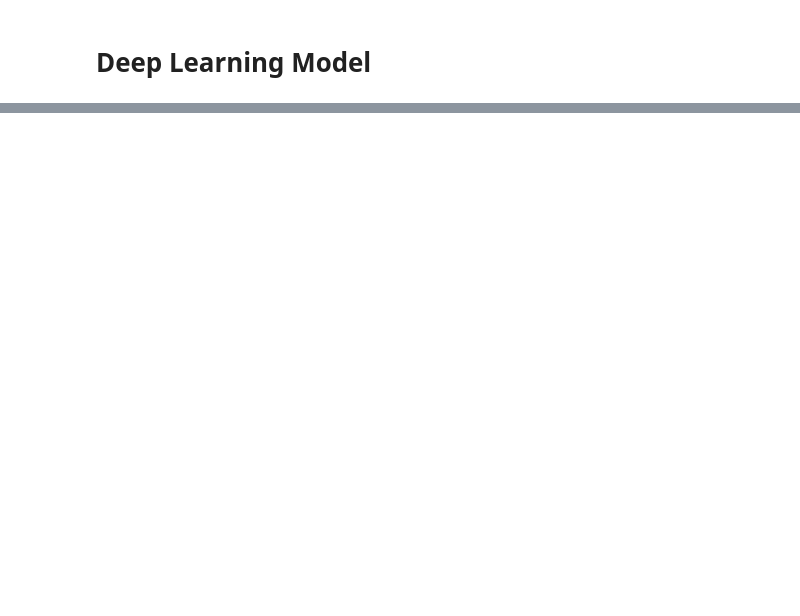
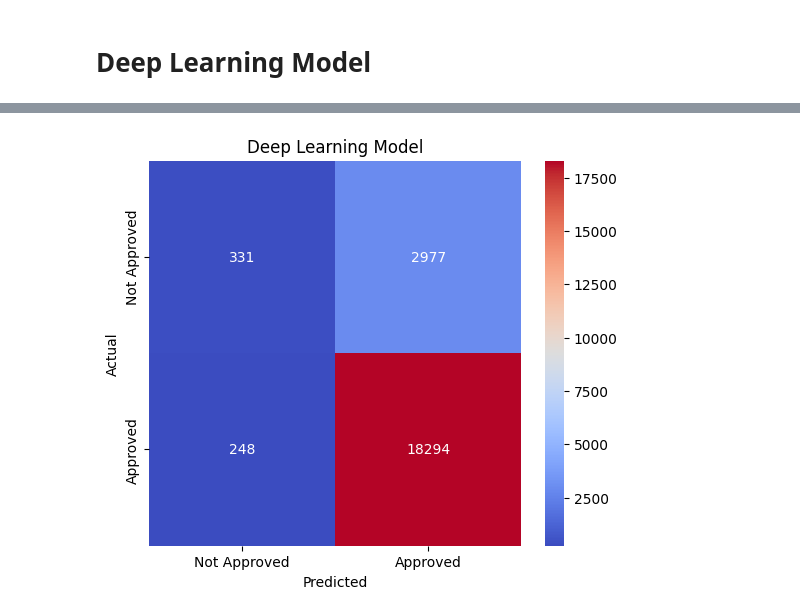
Before and after one commit to Rini43/Case_Study, a Jupyter notebook: Case_Study_NLP.ipynb, the cells around one changed output, grey strips where cells are left out. Saved outputs shown, nothing was run; the diff lists cells and outputs as text; code cells hidden in the pictures; blank space fills up the shorter version.

```diff
--- a/Case_Study_NLP.ipynb
+++ b/Case_Study_NLP.ipynb
@@ -473,5 +1027,2 @@ def tfidf_weighted_document(tokens, model, idf):
 # %% [markdown]
 # Word2Vec Embedding
-# %%
-word2vec_model = api.load("word2vec-google-news-300")
-print("Loaded Successfully")
@@ -1074,0 +1597,8 @@ plt.plot(history.history["accuracy"])
+# %%
+# Define Callbacks
+
+early_stop = EarlyStopping(monitor="val_loss",
+                           patience=5, restore_best_weights=True)
+
+reduce_lr = ReduceLROnPlateau(monitor="val_loss", factor=0.5,
+                              patience=2, verbose=1)
@@ -1074,0 +1623,13 @@ plt.plot(history.history["accuracy"])
+# %%
+# Train Deep Learning Model
+
+history = deep_model.fit(
+    [X_train_tfidf_dl, X_train_custom],
+    y_train,
+    validation_data=(
+        [X_test_tfidf_dl, X_test_custom],
+        y_test),
+    epochs=25,
+    batch_size=64,
+    callbacks=[early_stop, reduce_lr],
+    verbose=1)
@@ -1074,0 +1670,6 @@ plt.plot(history.history["accuracy"])
+# %%
+# Generate Prediction Probabilities
+y_probability = deep_model.predict([X_test_tfidf_dl, X_test_custom])
+
+# Convert probabilities to binary predictions
+y_prediction = (y_probability > 0.5).astype(int)
@@ -1074,0 +1729,17 @@ plt.plot(history.history["accuracy"])
+# %%
+# Confusion Matrix
+
+cm = confusion_matrix(y_test, y_prediction)
+
+plt.figure(figsize=(6,5))
+sns.heatmap(cm, annot=True,
+    fmt='d', cmap='coolwarm',
+    xticklabels=['Not Approved', 'Approved'],
+    yticklabels=['Not Approved', 'Approved'])
+
+plt.title("Deep Learning Model")
+plt.xlabel("Predicted")
+plt.ylabel("Actual")
+plt.show()
+# %% [output]
+[figure, added]
```
Also changed, not shown: parts of 155 cells of this notebook.
